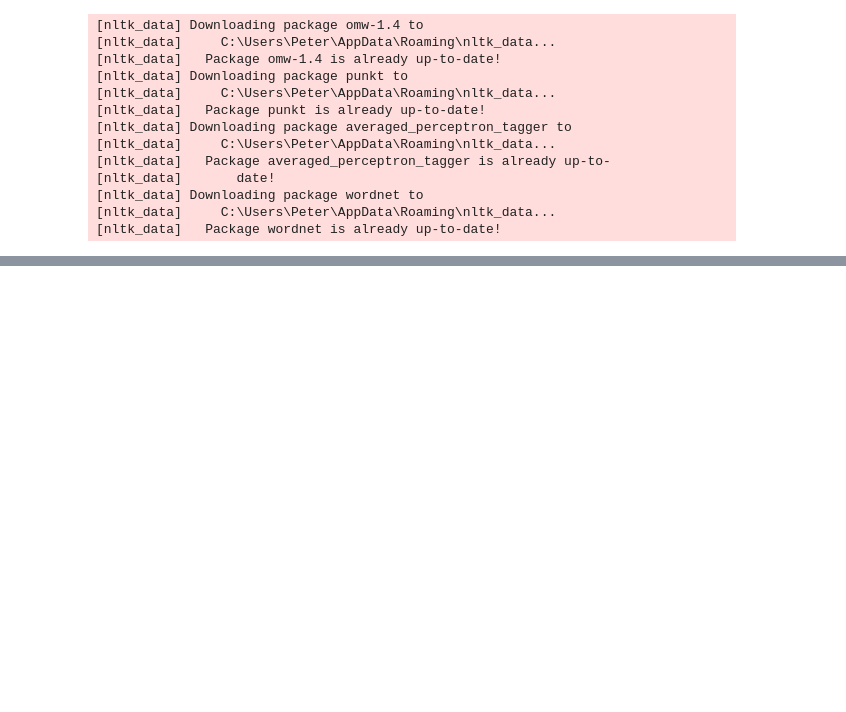
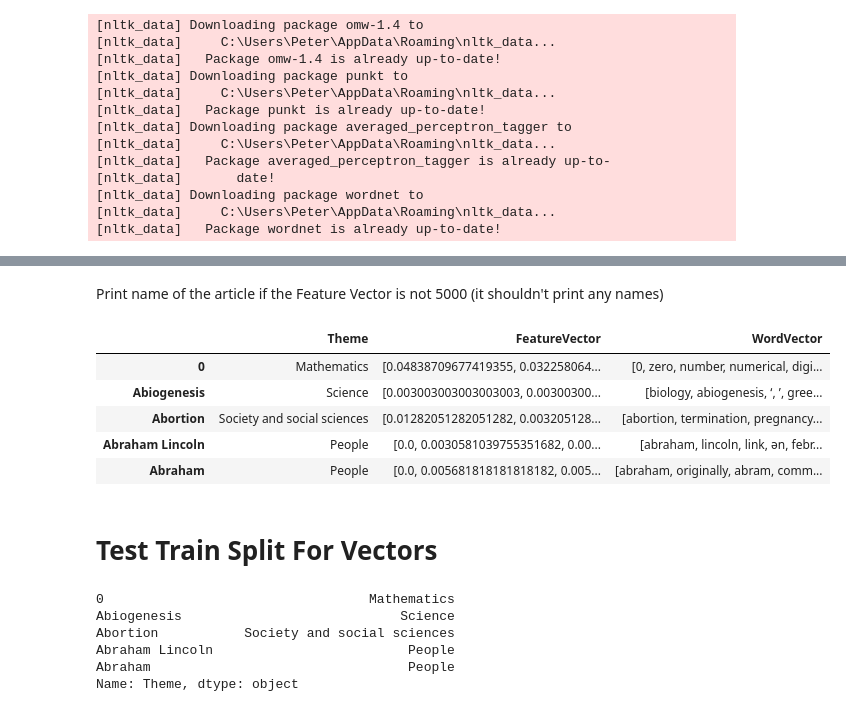
Before and after one commit to csupika/F21DL-Machine-Learning-Portfolio, a Jupyter notebook: lab3.ipynb, the cells around one changed output, grey strips where cells are left out. Saved outputs shown, nothing was run; the diff lists cells and outputs as text; code cells hidden in the pictures; blank space fills up the shorter version.

```diff
--- a/lab3.ipynb
+++ b/lab3.ipynb
@@ -1216,0 +1295,2 @@ adsadsadsadsa = 1
+# %% [markdown]
+Print name of the article if the Feature Vector is not 5000 (it shouldn't print any names)
@@ -1216,0 +1301,23 @@ adsadsadsadsa = 1
+# %%
+df_vector = pd.DataFrame.from_dict(article_list, orient='index', columns=['Theme', 'FeatureVector', 'WordVector'])
+df_vector.head()
+# %% [output]
+|  | Theme | FeatureVector | WordVector |
+| 0 | Mathematics | [0.04838709677419355, 0.032258064... | [0, zero, number, numerical, digi... |
+| Abiogenesis | Science | [0.003003003003003003, 0.00300300... | [biology, abiogenesis, ‘, ’, gree... |
+| Abortion | Society and social sciences | [0.01282051282051282, 0.003205128... | [abortion, termination, pregnancy... |
+| Abraham Lincoln | People | [0.0, 0.0030581039755351682, 0.00... | [abraham, lincoln, link, ən, febr... |
+| Abraham | People | [0.0, 0.005681818181818182, 0.005... | [abraham, originally, abram, comm... |
+# %% [markdown]
+# Test Train Split For Vectors
+# %%
+x_vector = df_vector.FeatureVector.copy()
+y_vector = df_vector.Theme.copy()
+y_vector.head()
+# %% [output]
+0                                  Mathematics
+Abiogenesis                            Science
+Abortion           Society and social sciences
+Abraham Lincoln                         People
+Abraham                                 People
+Name: Theme, dtype: object
```
Also changed, not shown: parts of 51 cells of this notebook.
